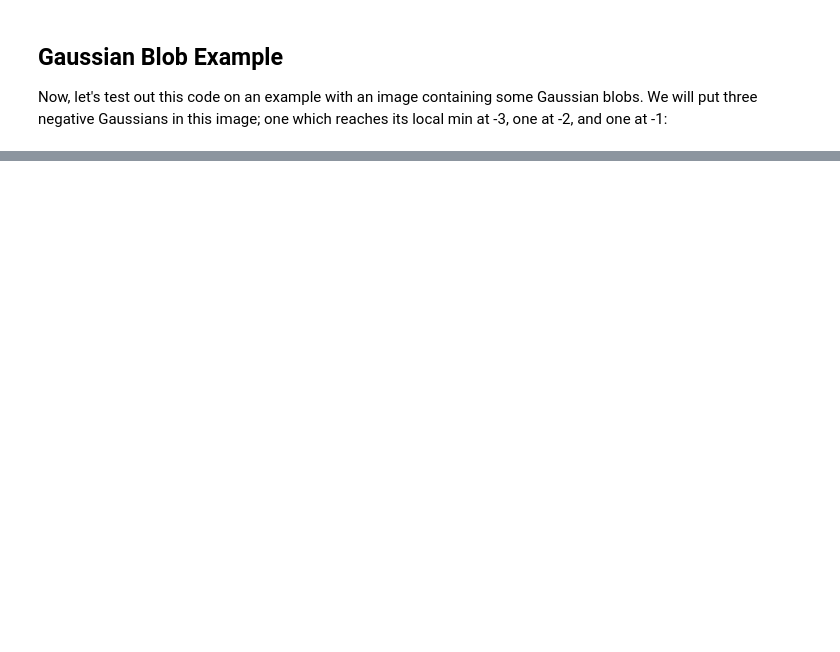
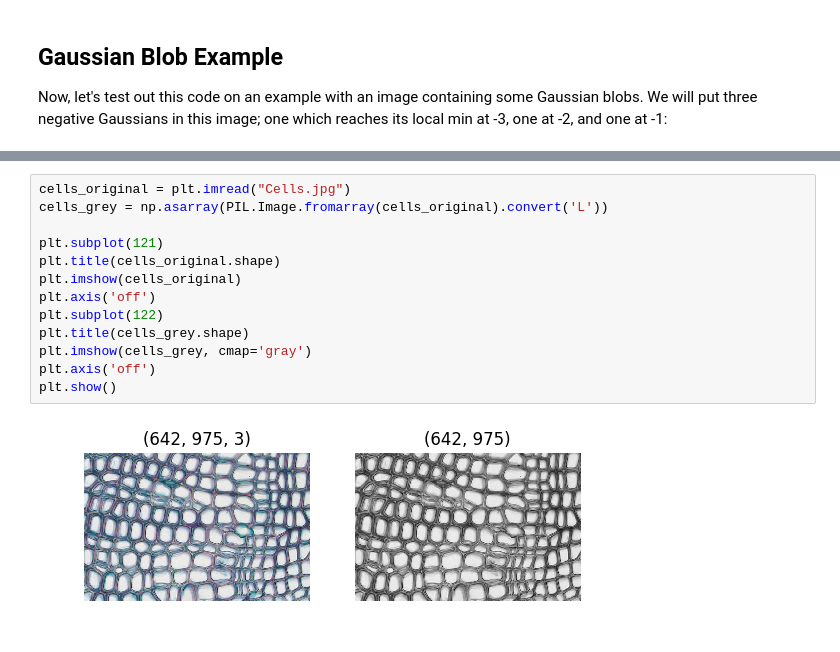
Before and after one commit to scikit-tda/ripser.py, a Jupyter notebook: notebooks/Lower Star Image Filtrations.ipynb, the cells around one changed output, grey strips where cells are left out. Saved outputs shown, nothing was run; the diff lists cells and outputs as text; blank space fills up the shorter version.

```diff
--- a/notebooks/Lower Star Image Filtrations.ipynb
+++ b/notebooks/Lower Star Image Filtrations.ipynb
@@ -106,0 +58,15 @@ plt.show()
+# %%
+cells_original = plt.imread("Cells.jpg")
+cells_grey = np.asarray(PIL.Image.fromarray(cells_original).convert('L'))
+
+plt.subplot(121)
+plt.title(cells_original.shape)
+plt.imshow(cells_original)
+plt.axis('off')
+plt.subplot(122)
+plt.title(cells_grey.shape)
+plt.imshow(cells_grey, cmap='gray')
+plt.axis('off')
+plt.show()
+# %% [output]
+[figure, added]
```
Also changed, not shown: parts of 18 cells of this notebook, 3 other files.
